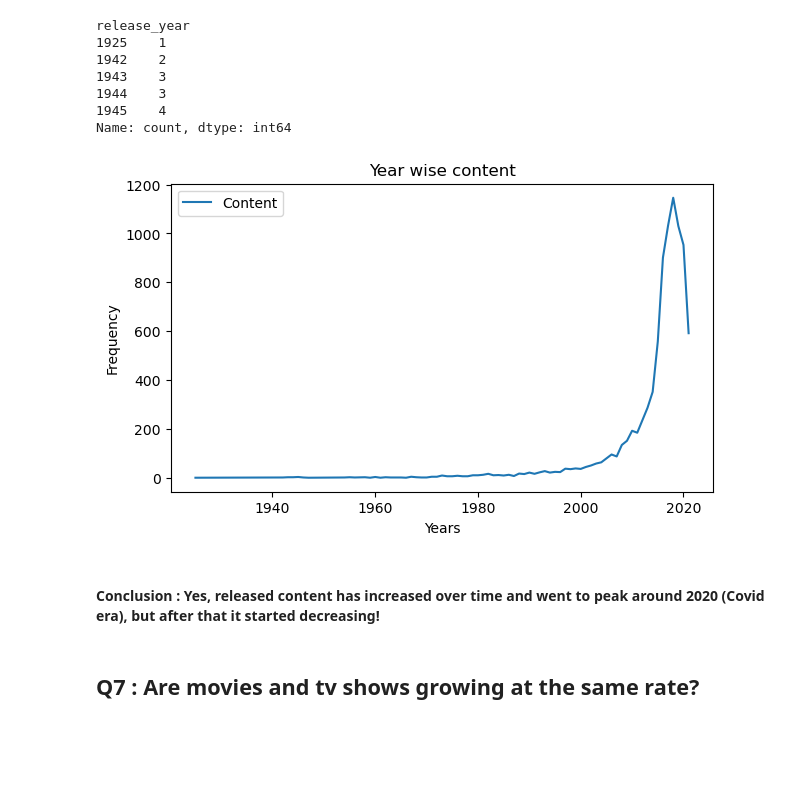
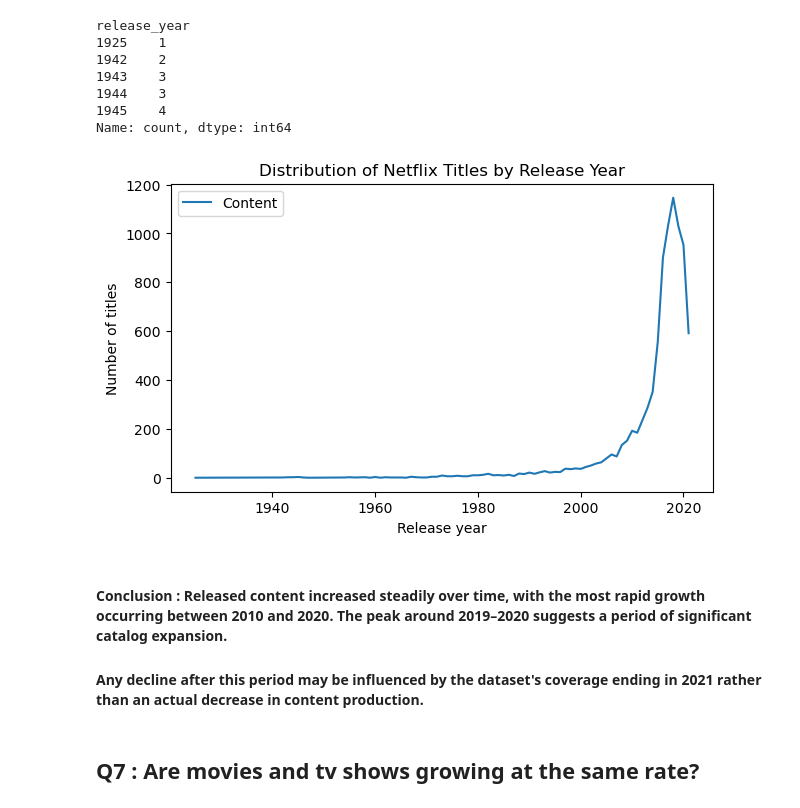
Before and after one commit to Yash-Codes07/netflix-content-analysis, a Jupyter notebook: notebooks/netflix_content_analysis.ipynb, the cells around one changed output. Cells and saved outputs as stored; diff of their text form; code cells hidden in the pictures; blank space fills up the shorter version.

```diff
--- a/notebooks/netflix_content_analysis.ipynb
+++ b/notebooks/netflix_content_analysis.ipynb
@@ -212,15 +214,16 @@ Name: count, dtype: int64
 # %%
 plt.figure(figsize=(7, 4))
 plt.plot(yearly_released_content_count.index, yearly_released_content_count.values, label="Content")
 plt.legend()
-plt.xlabel("Years")
-plt.ylabel("Frequency")
-plt.title("Year wise content")
+plt.xlabel("Release year")
+plt.ylabel("Number of titles")
+plt.title("Distribution of Netflix Titles by Release Year")
 plt.show()
 # %% [output]
-[figure, old version]
+[figure, new version]
 # %% [markdown]
-#### Conclusion : Yes, released content has increased over time and went to peak around 2020 (Covid era), but after that it started decreasing!
+#### Conclusion : Released content increased steadily over time, with the most rapid growth occurring between 2010 and 2020. The peak around 2019–2020 suggests a period of significant catalog expansion.
+#### Any decline after this period may be influenced by the dataset's coverage ending in 2021 rather than an actual decrease in content production.
 # %% [markdown]
 ## Q7 : Are movies and tv shows growing at the same rate?
 # %%
```
Also changed, not shown: parts of 33 cells of this notebook.
